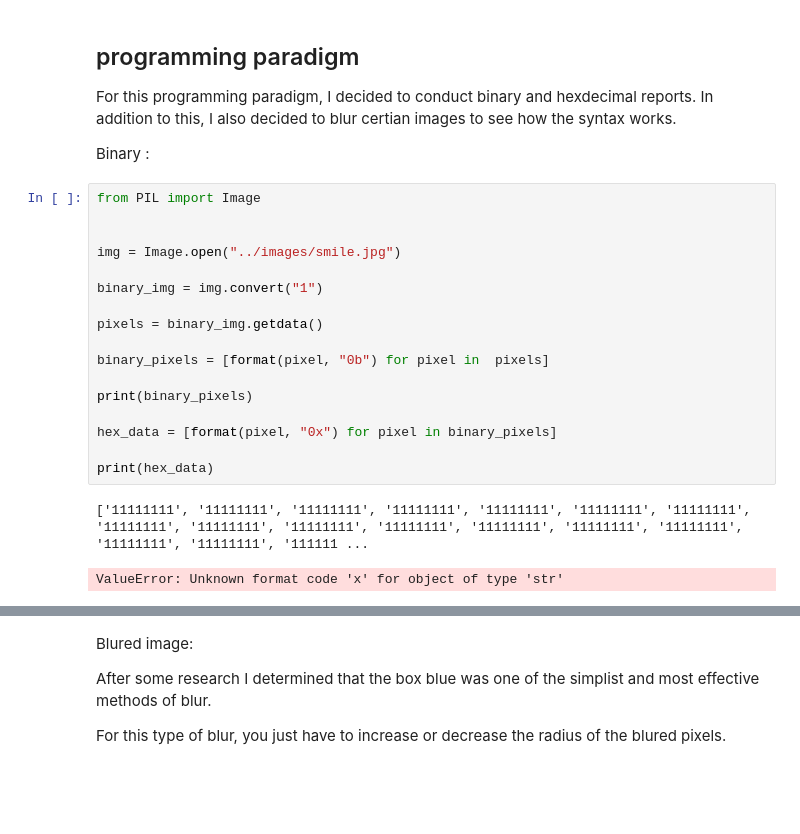
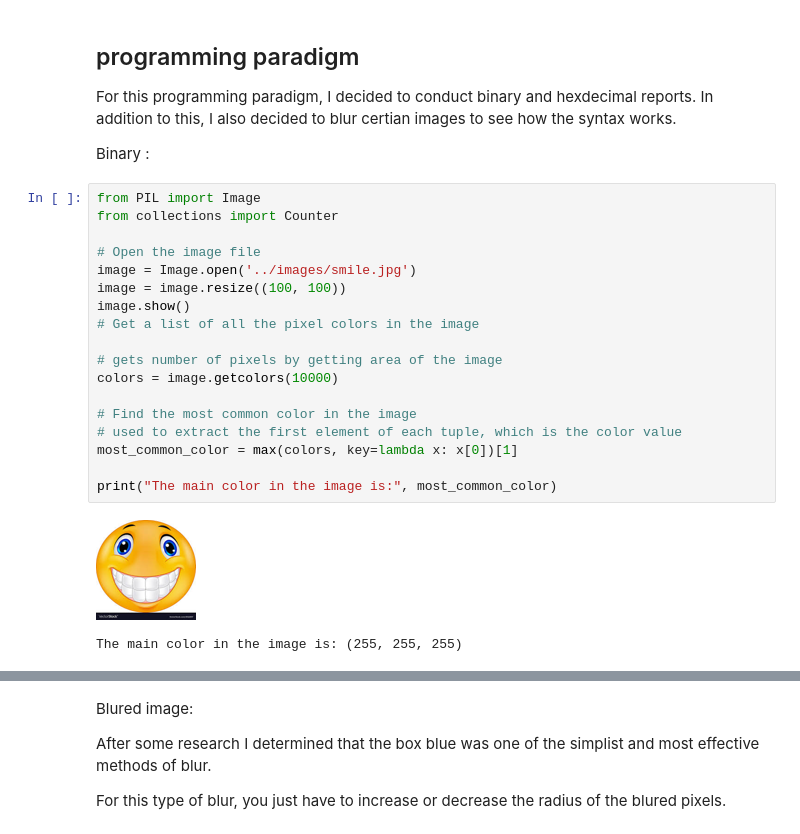
Before and after one commit to amayadvani/fastpages, a Jupyter notebook: _notebooks/2023-03-07-week25hacks.ipynb, the cells around one changed output, grey strips where cells are left out. Drawn from its saved outputs; the diff is of its cells as text; blank space fills up the shorter version.

```diff
--- a/_notebooks/2023-03-07-week25hacks.ipynb
+++ b/_notebooks/2023-03-07-week25hacks.ipynb
@@ -103,23 +105,24 @@ blue_image.show()
 For this programming paradigm, I decided to conduct binary and hexdecimal reports. In addition to this, I also decided to blur certian images to see how the syntax works.
 
 Binary :
-# %%
-from PIL import Image
-
-
-img = Image.open("../images/smile.jpg")
-
-binary_img = img.convert("1")
-
-pixels = binary_img.getdata()
-
-binary_pixels = [format(pixel, "0b") for pixel in  pixels]
-
-print(binary_pixels)
-
-hex_data = [format(pixel, "0x") for pixel in binary_pixels]
-
-print(hex_data)
-# %% [output]
-['11111111', '11111111', '11111111', '11111111', '11111111', '11111111', '11111111', '11111111', '11111111', '11111111', '11111111', '11111111', '11111111', '11111111', '11111111', '11111111', '111111 ...
-ValueError: Unknown format code 'x' for object of type 'str'
+# %%
+from PIL import Image
+from collections import Counter
+
+# Open the image file
+image = Image.open('../images/smile.jpg')
+image = image.resize((100, 100))
+image.show()
+# Get a list of all the pixel colors in the image
+
+# gets number of pixels by getting area of the image
+colors = image.getcolors(10000)
+
+# Find the most common color in the image
+# used to extract the first element of each tuple, which is the color value
+most_common_color = max(colors, key=lambda x: x[0])[1]
+
+print("The main color in the image is:", most_common_color)
+# %% [output]
+[figure, added]
+The main color in the image is: (255, 255, 255)
```
Also changed, not shown: parts of 2 cells of this notebook, 3 other files.
